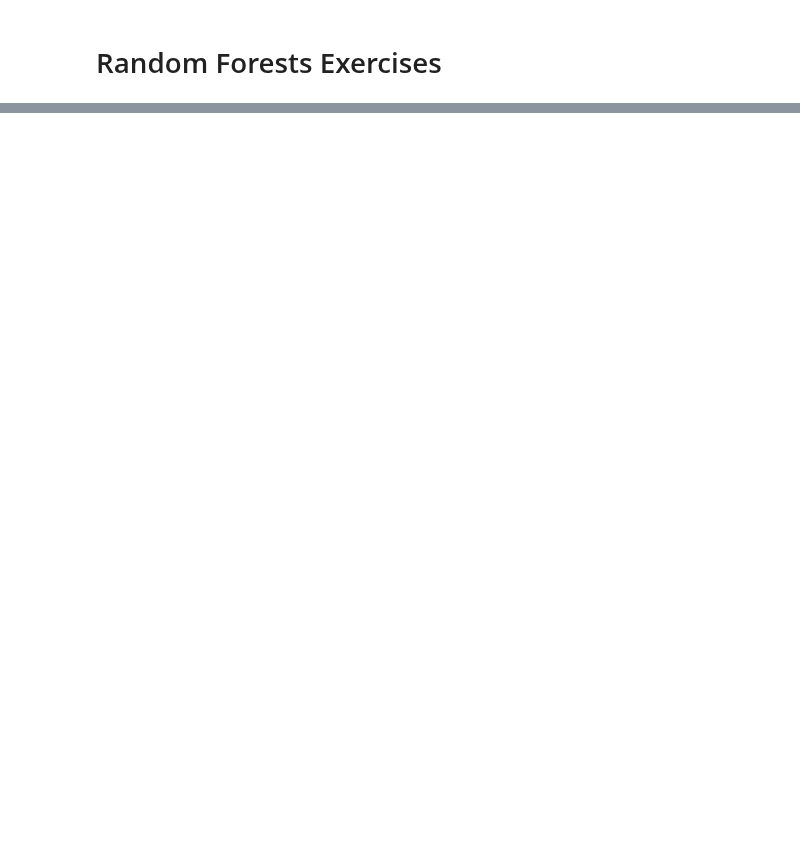
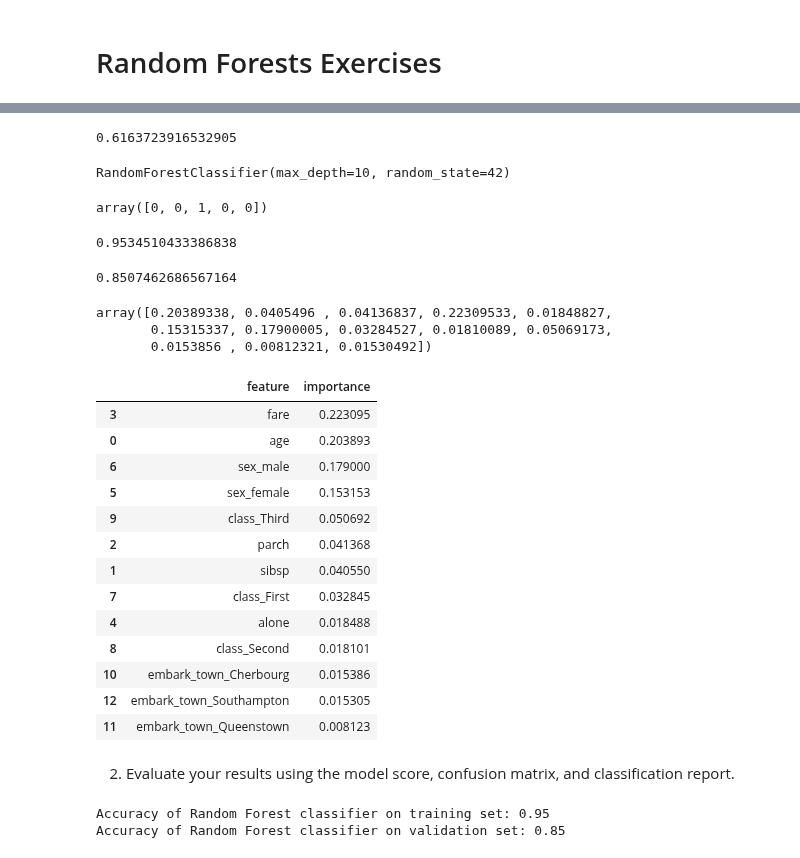
Before and after one commit to Marc-Aradillas/Classification_exercises.ipynb, a Jupyter notebook: random_forests.ipynb, the cells around one changed output, grey strips where cells are left out. Saved outputs shown, nothing was run; the diff lists cells and outputs as text; code cells hidden in the pictures; blank space fills up the shorter version.

```diff
--- a/random_forests.ipynb
+++ b/random_forests.ipynb
@@ -27,0 +42,11 @@ import seaborn as sns
+# %%
+def create_subset(df):
+
+    X = df.drop(columns=input())
+
+    y = df.survived
+
+    return X, y
+
+X_train, y_train = create_subset(train)
+X_val, y_val = create_subset(val)
@@ -27,0 +76,5 @@ import seaborn as sns
+# %%
+X_train = pd.get_dummies(X_train)
+X_val = pd.get_dummies(X_val)
+
+X_train.head()
@@ -27,0 +90,61 @@ import seaborn as sns
+# %%
+(y_train == 0).mean()
+# %% [output]
+0.6163723916532905
+# %%
+rf = RandomForestClassifier(min_samples_leaf = 1, max_depth = 10, random_state=42)
+
+rf.fit(X_train, y_train)
+# %% [output]
+RandomForestClassifier(max_depth=10, random_state=42)
+# %%
+# make prediction on train obeservations
+y_pred = rf.predict(X_train)
+y_pred[:5]
+# %% [output]
+array([0, 0, 1, 0, 0])
+# %%
+rf.score(X_train, y_train)
+# %% [output]
+0.9534510433386838
+# %%
+rf.score(X_val, y_val)
+# %% [output]
+0.8507462686567164
+# %%
+rf.feature_importances_
+# %% [output]
+array([0.20389338, 0.0405496 , 0.04136837, 0.22309533, 0.01848827,
+       0.15315337, 0.17900005, 0.03284527, 0.01810089, 0.05069173,
+       0.0153856 , 0.00812321, 0.01530492])
+# %%
+fi = pd.DataFrame({'feature': X_train.columns,
+              'importance': rf.feature_importances_})
+
+fi.sort_values(by = 'importance', ascending = False)
+# %% [output]
+|  | feature | importance |
+| 3 | fare | 0.223095 |
+| 0 | age | 0.203893 |
+| 6 | sex_male | 0.179000 |
+| 5 | sex_female | 0.153153 |
+| 9 | class_Third | 0.050692 |
+| 2 | parch | 0.041368 |
+| 1 | sibsp | 0.040550 |
+| 7 | class_First | 0.032845 |
+| 4 | alone | 0.018488 |
+| 8 | class_Second | 0.018101 |
+| 10 | embark_town_Cherbourg | 0.015386 |
+| 12 | embark_town_Southampton | 0.015305 |
+| 11 | embark_town_Queenstown | 0.008123 |
+# %% [markdown]
+2. Evaluate your results using the model score, confusion matrix, and classification report.
+# %%
+print('Accuracy of Random Forest classifier on training set: {:.2f}'
+      .format(rf.score(X_train, y_train)))
+
+print('Accuracy of Random Forest classifier on validation set: {:.2f}'
+      .format(rf.score(X_val, y_val)))
+# %% [output]
+Accuracy of Random Forest classifier on training set: 0.95
+Accuracy of Random Forest classifier on validation set: 0.85
```
Also changed, not shown: parts of 31 cells of this notebook, 2 other files.
